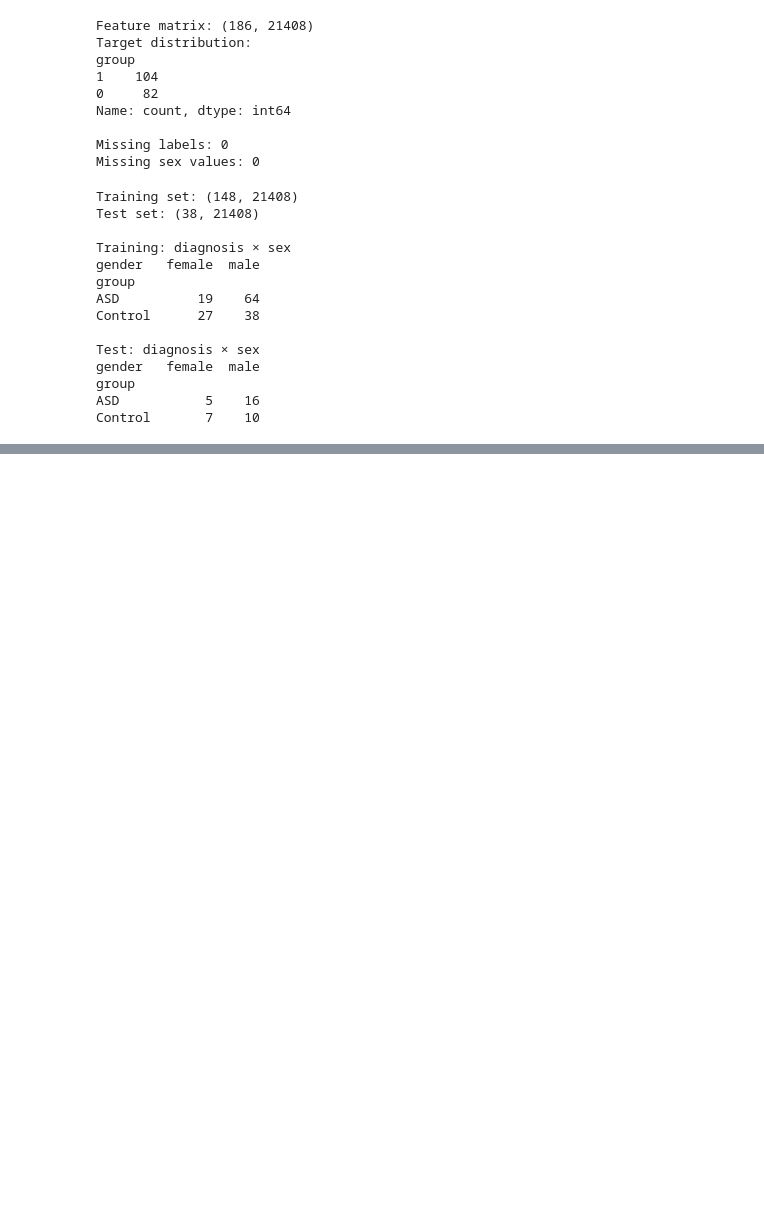
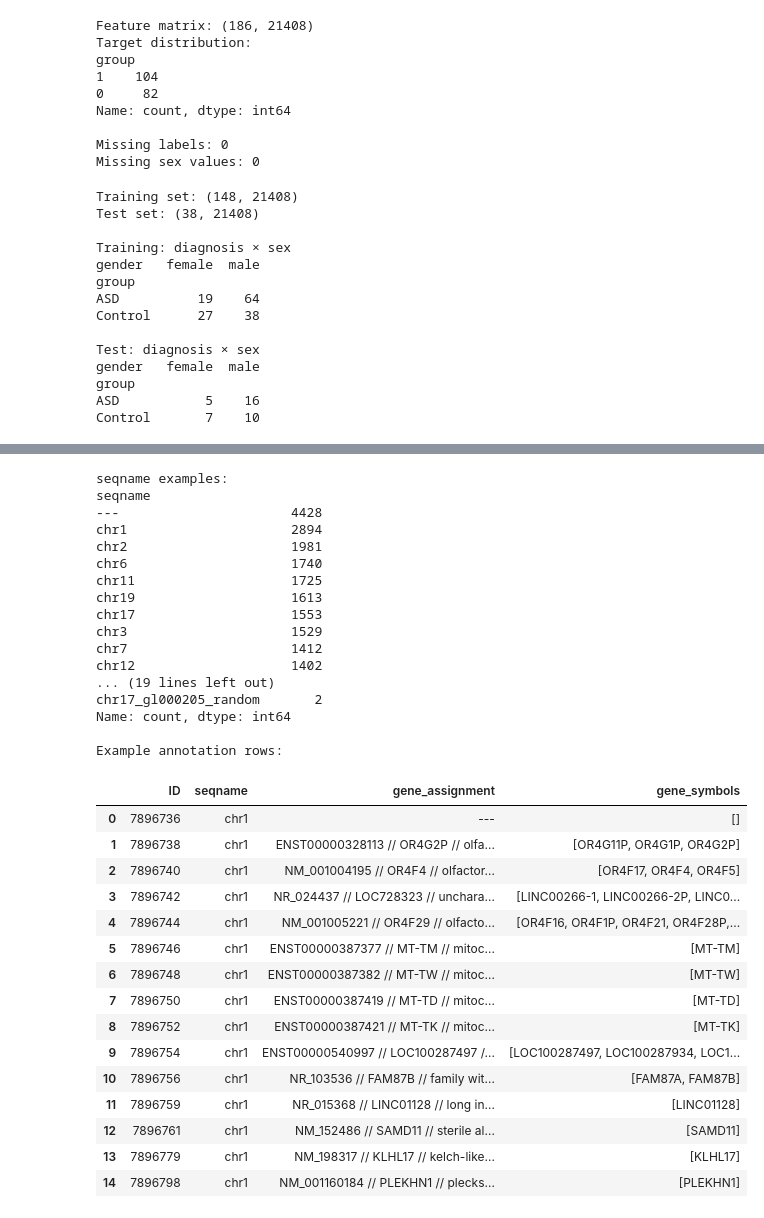
Before and after one commit to layakhosravi77-creator/ASD-Blood-Transcriptomic-Analysis, a Jupyter notebook: notebooks/01_data_exploration.ipynb, the cells around one changed output, grey strips where cells are left out. Drawn from its saved outputs; the diff is of its cells as text; code cells hidden in the pictures; blank space fills up the shorter version.

```diff
--- a/notebooks/01_data_exploration.ipynb
+++ b/notebooks/01_data_exploration.ipynb
@@ -2592,0 +2890,45 @@ Autosomal Only (No X/Y Chr)           0.737 ± 0.069            0.665 ± 0.068
+# %%
+
+print("seqname examples:")
+print(annotation["seqname"].value_counts(dropna=False).head(30))
+
+print("\nExample annotation rows:")
+display(
+    annotation[
+        ["ID", "seqname", "gene_assignment", "gene_symbols"]
+    ].head(15)
+)
+# %% [output]
+seqname examples:
+seqname
+---                      4428
+chr1                     2894
+chr2                     1981
+chr6                     1740
+chr11                    1725
+chr19                    1613
+chr17                    1553
+chr3                     1529
+chr7                     1412
+chr12                    1402
+... (19 lines left out)
+chr17_gl000205_random       2
+Name: count, dtype: int64
+
+Example annotation rows:
+|  | ID | seqname | gene_assignment | gene_symbols |
+| 0 | 7896736 | chr1 | --- | [] |
+| 1 | 7896738 | chr1 | ENST00000328113 // OR4G2P // olfa... | [OR4G11P, OR4G1P, OR4G2P] |
+| 2 | 7896740 | chr1 | NM_001004195 // OR4F4 // olfactor... | [OR4F17, OR4F4, OR4F5] |
+| 3 | 7896742 | chr1 | NR_024437 // LOC728323 // unchara... | [LINC00266-1, LINC00266-2P, LINC0... |
+| 4 | 7896744 | chr1 | NM_001005221 // OR4F29 // olfacto... | [OR4F16, OR4F1P, OR4F21, OR4F28P,... |
+| 5 | 7896746 | chr1 | ENST00000387377 // MT-TM // mitoc... | [MT-TM] |
+| 6 | 7896748 | chr1 | ENST00000387382 // MT-TW // mitoc... | [MT-TW] |
+| 7 | 7896750 | chr1 | ENST00000387419 // MT-TD // mitoc... | [MT-TD] |
+| 8 | 7896752 | chr1 | ENST00000387421 // MT-TK // mitoc... | [MT-TK] |
+| 9 | 7896754 | chr1 | ENST00000540997 // LOC100287497 /... | [LOC100287497, LOC100287934, LOC1... |
+| 10 | 7896756 | chr1 | NR_103536 // FAM87B // family wit... | [FAM87A, FAM87B] |
+| 11 | 7896759 | chr1 | NR_015368 // LINC01128 // long in... | [LINC01128] |
+| 12 | 7896761 | chr1 | NM_152486 // SAMD11 // sterile al... | [SAMD11] |
+| 13 | 7896779 | chr1 | NM_198317 // KLHL17 // kelch-like... | [KLHL17] |
+| 14 | 7896798 | chr1 | NM_001160184 // PLEKHN1 // plecks... | [PLEKHN1] |
```
Also changed, not shown: parts of 82 cells of this notebook, 19 other files.
